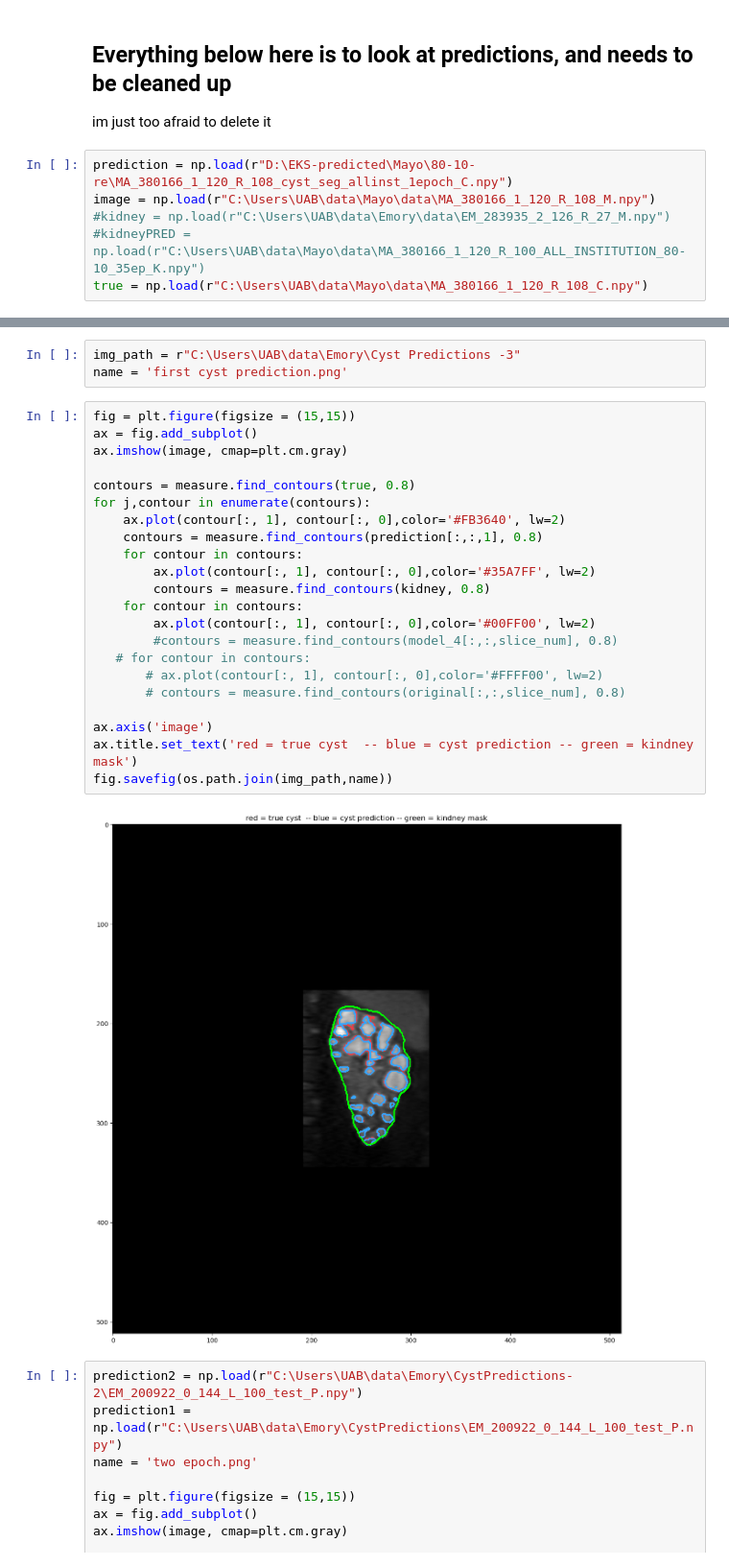
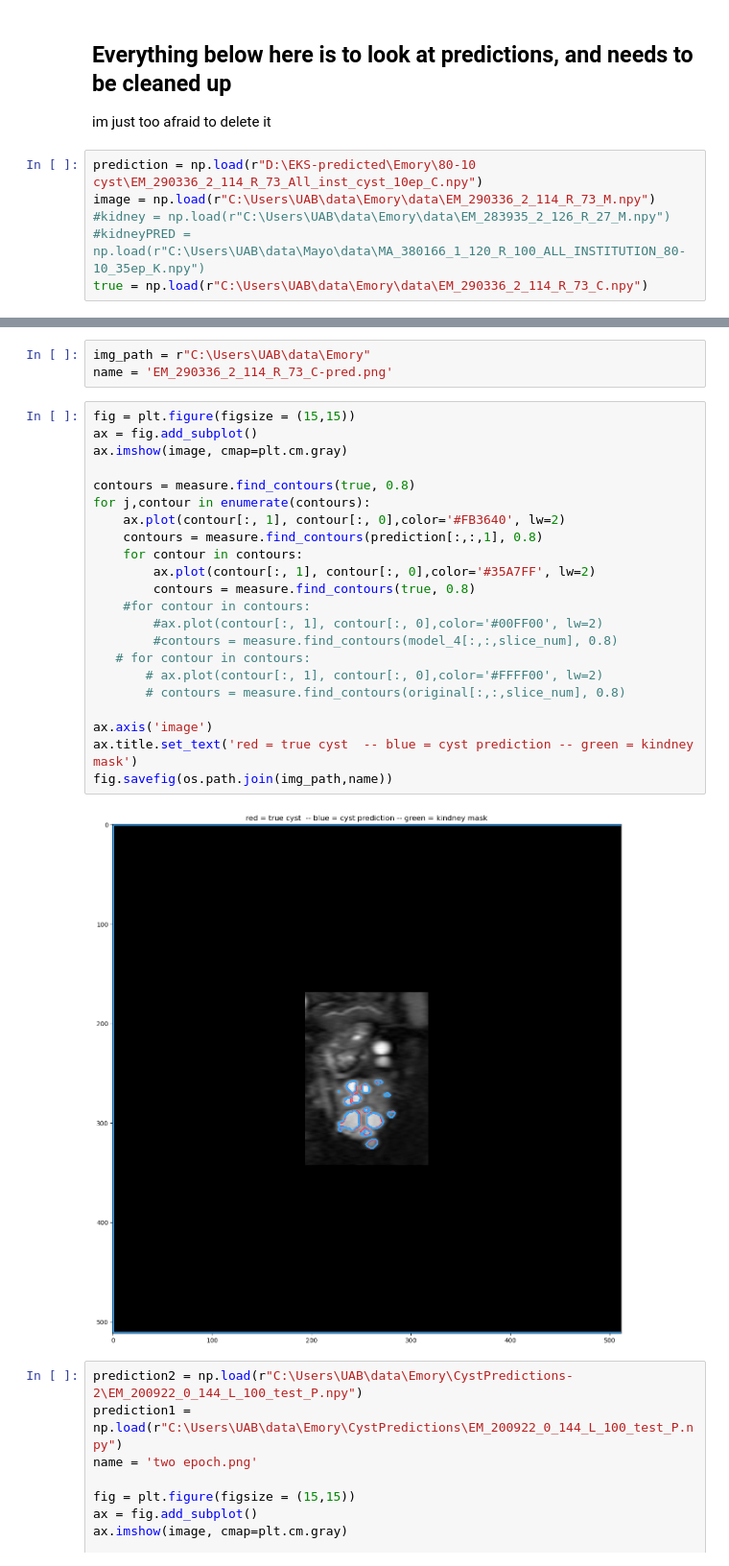
Before and after one commit to EmmaSchmidt2021/Kidney-Segmentation-Jupyter, a Jupyter notebook: (3) Load weighs and predict Cysts - Data Generator.ipynb, the cells around one changed output, grey strips where cells are left out. Shown at 96% size. Saved outputs shown, nothing was run; the diff lists cells and outputs as text.

Commit message:
Cyst prediction with augmented data gen

```diff
--- a/(3) Load weighs and predict Cysts - Data Generator.ipynb
+++ b/(3) Load weighs and predict Cysts - Data Generator.ipynb
@@ -284,11 +294,11 @@ for z in range(len(left_images)):
 ## Everything below here is to look at predictions, and needs to be cleaned up
 im just too afraid to delete it
 # %%
-prediction = np.load(r"D:\EKS-predicted\Mayo\80-10-re\MA_380166_1_120_R_108_cyst_seg_allinst_1epoch_C.npy")
-image = np.load(r"C:\Users\UAB\data\Mayo\data\MA_380166_1_120_R_108_M.npy")
+prediction = np.load(r"D:\EKS-predicted\Emory\80-10 cyst\EM_290336_2_114_R_73_All_inst_cyst_10ep_C.npy")
+image = np.load(r"C:\Users\UAB\data\Emory\data\EM_290336_2_114_R_73_M.npy")
 #kidney = np.load(r"C:\Users\UAB\data\Emory\data\EM_283935_2_126_R_27_M.npy")
 #kidneyPRED = np.load(r"C:\Users\UAB\data\Mayo\data\MA_380166_1_120_R_100_ALL_INSTITUTION_80-10_35ep_K.npy")
-true = np.load(r"C:\Users\UAB\data\Mayo\data\MA_380166_1_120_R_108_C.npy")
+true = np.load(r"C:\Users\UAB\data\Emory\data\EM_290336_2_114_R_73_C.npy")
 # %%
 plt.imshow(prediction[:,:,1], cmap='gray')
 prediction.min()
@@ -323,30 +333,30 @@ axarr[2].title.set_text('Predicted Segmentation')
 # %%
-img_path = r"C:\Users\UAB\data\Emory\Cyst Predictions -3"
-name = 'first cyst prediction.png'
+img_path = r"C:\Users\UAB\data\Emory"
+name = 'EM_290336_2_114_R_73_C-pred.png'
 # %%
 fig = plt.figure(figsize = (15,15))
 ax = fig.add_subplot()
 ax.imshow(image, cmap=plt.cm.gray)
 
 contours = measure.find_contours(true, 0.8)
 for j,contour in enumerate(contours):
     ax.plot(contour[:, 1], contour[:, 0],color='#FB3640', lw=2)
     contours = measure.find_contours(prediction[:,:,1], 0.8)
     for contour in contours:
         ax.plot(contour[:, 1], contour[:, 0],color='#35A7FF', lw=2)
-        contours = measure.find_contours(kidney, 0.8)
-    for contour in contours:
-        ax.plot(contour[:, 1], contour[:, 0],color='#00FF00', lw=2)
+        contours = measure.find_contours(true, 0.8)
+    #for contour in contours:
+        #ax.plot(contour[:, 1], contour[:, 0],color='#00FF00', lw=2)
         #contours = measure.find_contours(model_4[:,:,slice_num], 0.8)
    # for contour in contours:
        # ax.plot(contour[:, 1], contour[:, 0],color='#FFFF00', lw=2)
        # contours = measure.find_contours(original[:,:,slice_num], 0.8)
 
 ax.axis('image')
 ax.title.set_text('red = true cyst  -- blue = cyst prediction -- green = kindney mask')
 fig.savefig(os.path.join(img_path,name))
 # %% [output]
-[figure, old version]
+[figure, new version]
 # %%
 prediction2 = np.load(r"C:\Users\UAB\data\Emory\CystPredictions-2\EM_200922_0_144_L_100_test_P.npy")
 prediction1 = np.load(r"C:\Users\UAB\data\Emory\CystPredictions\EM_200922_0_144_L_100_test_P.npy")
```
Also changed, not shown: parts of 16 cells of this notebook, 3 other files.
